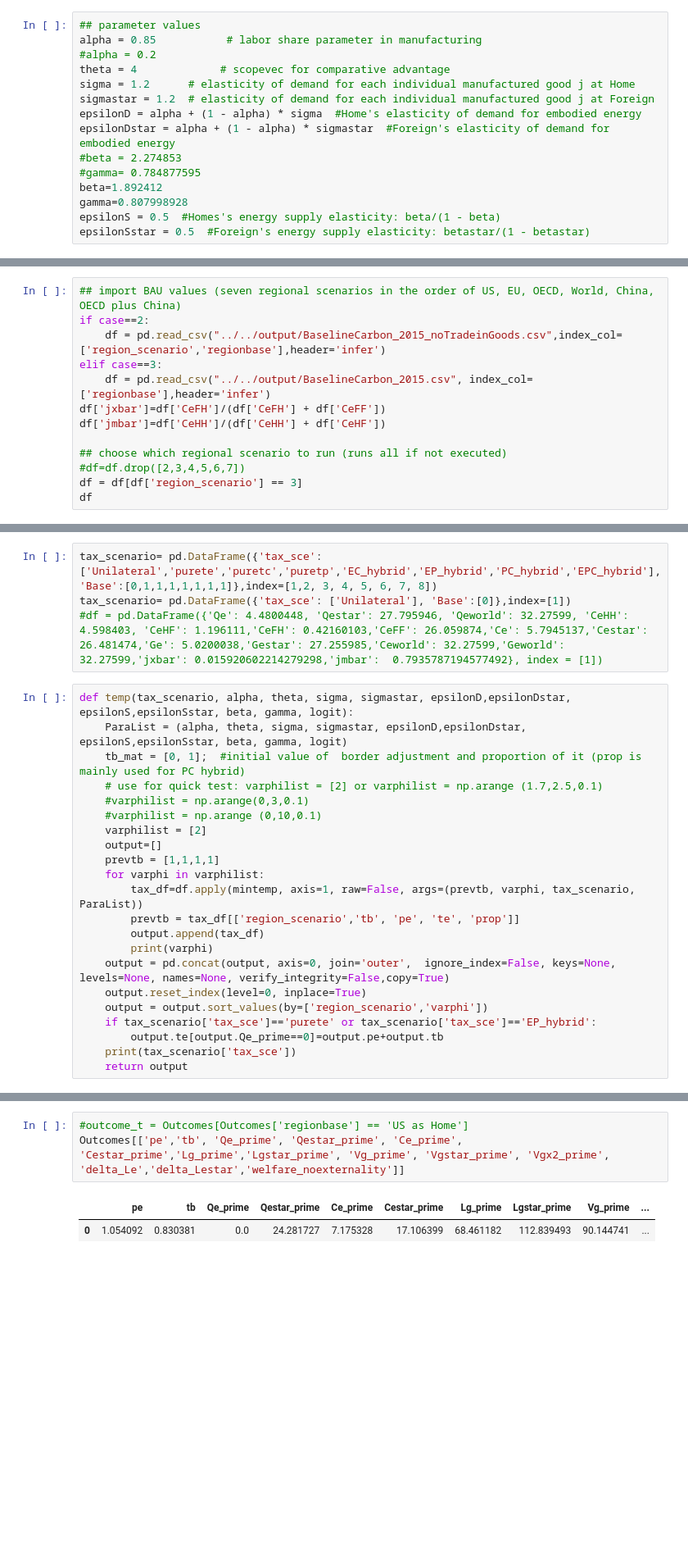
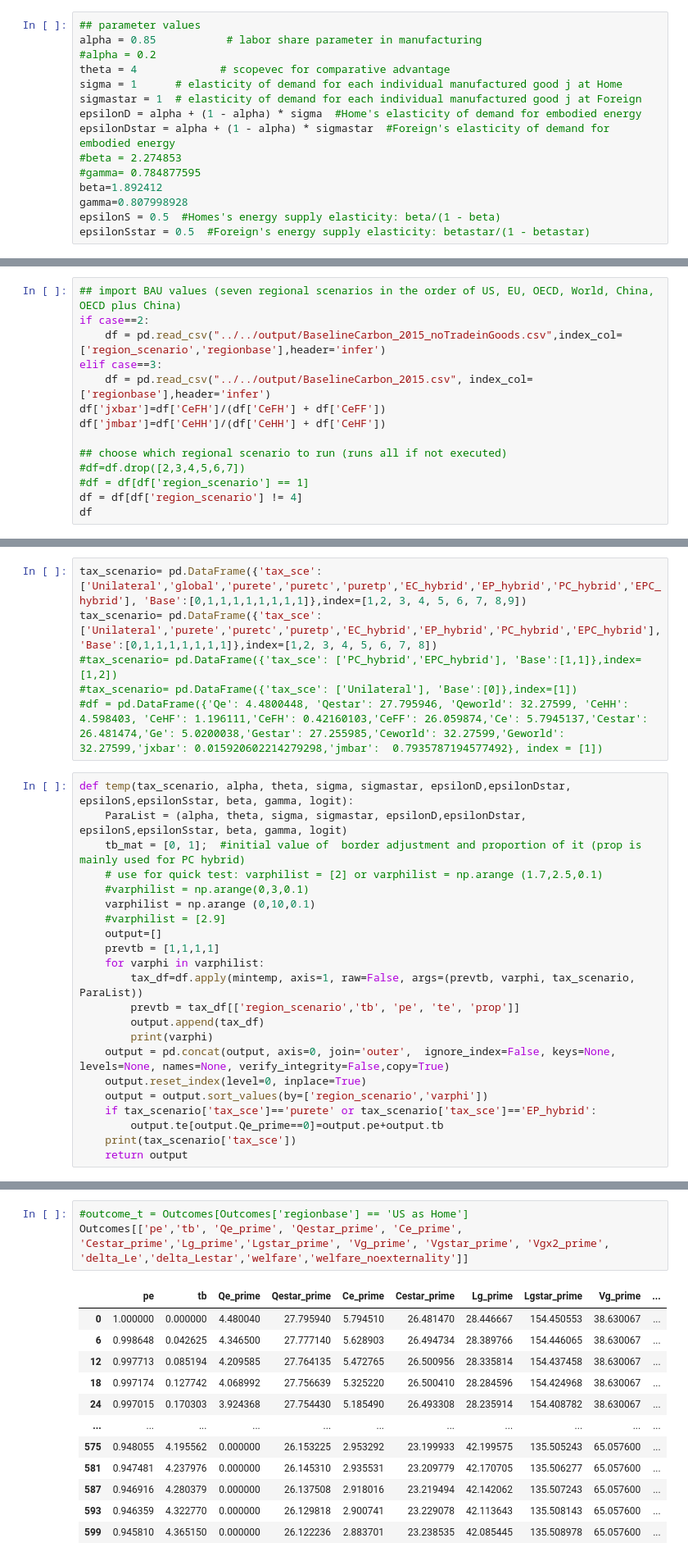
Before and after one commit to VoliCrank/Optimal-Unilateral-Carbon-Policy, a Jupyter notebook: Data/codes/ces/ces_functional-Copy1.ipynb, the cells around one changed output, grey strips where cells are left out. Shown: that part at 82% size. Drawn from its saved outputs; the diff is of its cells as text; blank space fills up the shorter version.

Commit message:
add simulations for sigma = 0

```diff
--- a/Data/codes/ces/ces_functional-Copy1.ipynb
+++ b/Data/codes/ces/ces_functional-Copy1.ipynb
@@ -10,8 +10,8 @@ from ces_fun_util import *
 alpha = 0.85           # labor share parameter in manufacturing
 #alpha = 0.2
 theta = 4             # scopevec for comparative advantage
-sigma = 1.2      # elasticity of demand for each individual manufactured good j at Home
-sigmastar = 1.2  # elasticity of demand for each individual manufactured good j at Foreign
+sigma = 1      # elasticity of demand for each individual manufactured good j at Home
+sigmastar = 1  # elasticity of demand for each individual manufactured good j at Foreign
 epsilonD = alpha + (1 - alpha) * sigma  #Home's elasticity of demand for embodied energy
 epsilonDstar = alpha + (1 - alpha) * sigmastar  #Foreign's elasticity of demand for embodied energy
 #beta = 2.274853
@@ -257,7 +257,8 @@ df['jmbar']=df['CeHH']/(df['CeHH'] + df['CeHF'])
 
 ## choose which regional scenario to run (runs all if not executed)
 #df=df.drop([2,3,4,5,6,7])
-df = df[df['region_scenario'] == 3]
+#df = df[df['region_scenario'] == 1]
+df = df[df['region_scenario'] != 4]
 df
 # %% [output]
 |  | region_scenario | Qe | Qestar | Qeworld | CeHH | CeHF | CeFH | CeFF | Ce | Cestar | ... |
@@ -266,6 +272,8 @@ df
 # %%
+tax_scenario= pd.DataFrame({'tax_sce': ['Unilateral','global','purete','puretc','puretp','EC_hybrid','EP_hybrid','PC_hybrid','EPC_hybrid'], 'Base':[0,1,1,1,1,1,1,1,1]},index=[1,2, 3, 4, 5, 6, 7, 8,9])
 tax_scenario= pd.DataFrame({'tax_sce': ['Unilateral','purete','puretc','puretp','EC_hybrid','EP_hybrid','PC_hybrid','EPC_hybrid'], 'Base':[0,1,1,1,1,1,1,1]},index=[1,2, 3, 4, 5, 6, 7, 8])
-tax_scenario= pd.DataFrame({'tax_sce': ['Unilateral'], 'Base':[0]},index=[1])
+#tax_scenario= pd.DataFrame({'tax_sce': ['PC_hybrid','EPC_hybrid'], 'Base':[1,1]},index=[1,2])
+#tax_scenario= pd.DataFrame({'tax_sce': ['Unilateral'], 'Base':[0]},index=[1])
 #df = pd.DataFrame({'Qe': 4.4800448, 'Qestar': 27.795946, 'Qeworld': 32.27599, 'CeHH': 4.598403, 'CeHF': 1.196111,'CeFH': 0.42160103,'CeFF': 26.059874,'Ce': 5.7945137,'Cestar': 26.481474,'Ge': 5.0200038,'Gestar': 27.255985,'Ceworld': 32.27599,'Geworld': 32.27599,'jxbar': 0.015920602214279298,'jmbar':  0.7935787194577492}, index = [1])
 # %%
 def temp(tax_scenario, alpha, theta, sigma, sigmastar, epsilonD,epsilonDstar, epsilonS,epsilonSstar, beta, gamma, logit):
@@ -273,8 +281,8 @@ def temp(tax_scenario, alpha, theta, sigma, sigmastar, epsilonD,epsilonDstar, ep
     tb_mat = [0, 1];  #initial value of  border adjustment and proportion of it (prop is mainly used for PC hybrid)
     # use for quick test: varphilist = [2] or varphilist = np.arange (1.7,2.5,0.1)
     #varphilist = np.arange(0,3,0.1)
-    #varphilist = np.arange (0,10,0.1)
-    varphilist = [2]
+    varphilist = np.arange (0,10,0.1)
+    #varphilist = [2.9]
     output=[]
     prevtb = [1,1,1,1]
     for varphi in varphilist:
@@ -328,6 +411,16 @@ Outcomes
 # %%
 #outcome_t = Outcomes[Outcomes['regionbase'] == 'US as Home']
-Outcomes[['pe','tb', 'Qe_prime', 'Qestar_prime', 'Ce_prime', 'Cestar_prime','Lg_prime','Lgstar_prime', 'Vg_prime', 'Vgstar_prime', 'Vgx2_prime', 'delta_Le','delta_Lestar','welfare_noexternality']]
+Outcomes[['pe','tb', 'Qe_prime', 'Qestar_prime', 'Ce_prime', 'Cestar_prime','Lg_prime','Lgstar_prime', 'Vg_prime', 'Vgstar_prime', 'Vgx2_prime', 'delta_Le','delta_Lestar','welfare','welfare_noexternality']]
 # %% [output]
 |  | pe | tb | Qe_prime | Qestar_prime | Ce_prime | Cestar_prime | Lg_prime | Lgstar_prime | Vg_prime | ... |
-| 0 | 1.054092 | 0.830381 | 0.0 | 24.281727 | 7.175328 | 17.106399 | 68.461182 | 112.839493 | 90.144741 | ... |
+| 0 | 1.000000 | 0.000000 | 4.480040 | 27.795940 | 5.794510 | 26.481470 | 28.446667 | 154.450553 | 38.630067 | ... |
+| 6 | 0.998648 | 0.042625 | 4.346500 | 27.777140 | 5.628903 | 26.494734 | 28.389766 | 154.446065 | 38.630067 | ... |
+| 12 | 0.997713 | 0.085194 | 4.209585 | 27.764135 | 5.472765 | 26.500956 | 28.335814 | 154.437458 | 38.630067 | ... |
+| 18 | 0.997174 | 0.127742 | 4.068992 | 27.756639 | 5.325220 | 26.500410 | 28.284596 | 154.424968 | 38.630067 | ... |
+| 24 | 0.997015 | 0.170303 | 3.924368 | 27.754430 | 5.185490 | 26.493308 | 28.235914 | 154.408782 | 38.630067 | ... |
+| ... | ... | ... | ... | ... | ... | ... | ... | ... | ... | ... |
+| 575 | 0.948055 | 4.195562 | 0.000000 | 26.153225 | 2.953292 | 23.199933 | 42.199575 | 135.505243 | 65.057600 | ... |
+| 581 | 0.947481 | 4.237976 | 0.000000 | 26.145310 | 2.935531 | 23.209779 | 42.170705 | 135.506277 | 65.057600 | ... |
+| 587 | 0.946916 | 4.280379 | 0.000000 | 26.137508 | 2.918016 | 23.219494 | 42.142062 | 135.507243 | 65.057600 | ... |
+| 593 | 0.946359 | 4.322770 | 0.000000 | 26.129818 | 2.900741 | 23.229078 | 42.113643 | 135.508143 | 65.057600 | ... |
+| 599 | 0.945810 | 4.365150 | 0.000000 | 26.122236 | 2.883701 | 23.238535 | 42.085445 | 135.508978 | 65.057600 | ... |
```
Also changed, not shown: parts of 8 cells of this notebook, 13 other files.
